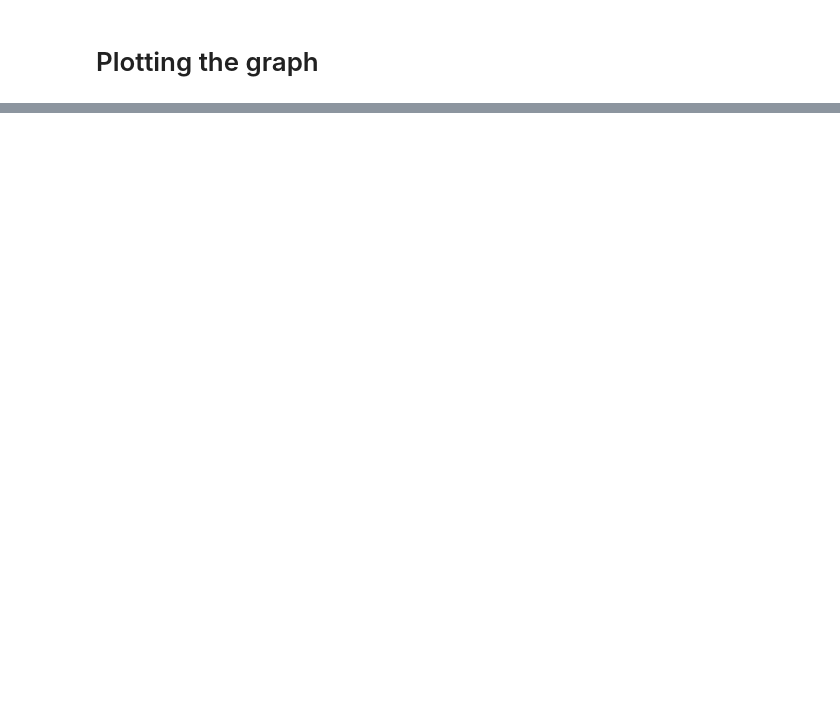
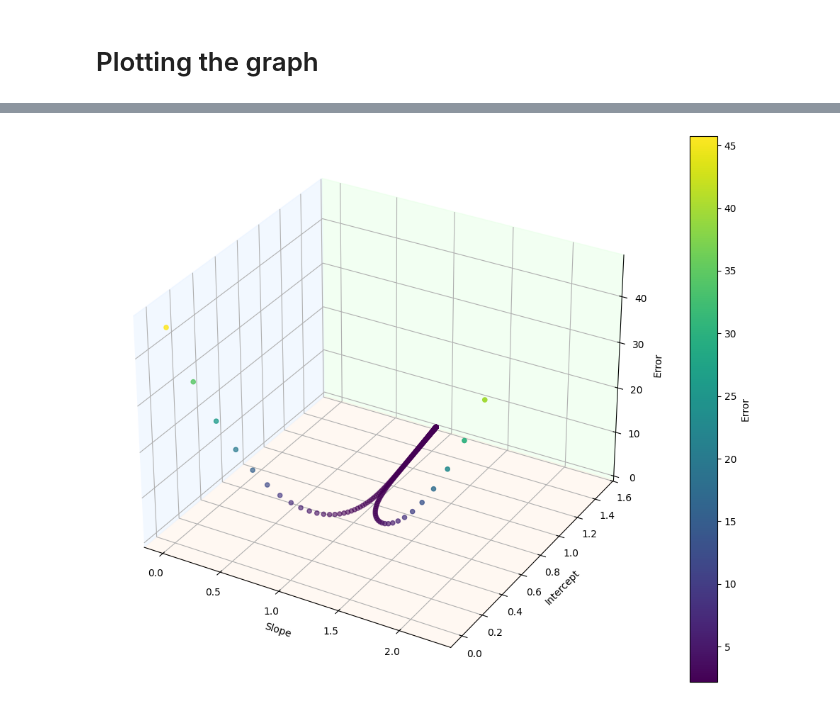
Before and after one commit to vivek2293/Optimizing_linear_regression, a Jupyter notebook: Minimisation_of_error_in_linear_regression.ipynb, the cells around one changed output, grey strips where cells are left out. Cells and saved outputs as stored; diff of their text form; code cells hidden in the pictures; blank space fills up the shorter version.

```diff
--- a/Minimisation_of_error_in_linear_regression.ipynb
+++ b/Minimisation_of_error_in_linear_regression.ipynb
@@ -83,0 +94,28 @@ plt.show()
+# %%
+import matplotlib.pyplot as plt
+from mpl_toolkits.mplot3d import Axes3D
+import pandas as pd
+
+graph = {'Slope': slope_arr, 'Intercept': intercept_arr, 'Error': error_arr}
+df = pd.DataFrame(graph)
+
+fig = plt.figure(figsize=(12, 8))
+ax = fig.add_subplot(111, projection='3d')
+
+sc = ax.scatter(df['Slope'], df['Intercept'], df['Error'],
+                c=df['Error'], cmap='viridis')
+
+plt.colorbar(sc, ax=ax, label='Error')
+
+ax.xaxis.set_pane_color((0.9, 0.95, 1.0, 0.5))
+ax.yaxis.set_pane_color((0.9, 1.0, 0.9, 0.5))
+ax.zaxis.set_pane_color((1.0, 0.95, 0.9, 0.5))
+
+ax.set_xlabel('Slope')
+ax.set_ylabel('Intercept')
+ax.set_zlabel('Error')
+
+plt.tight_layout()
+plt.show()
+# %% [output]
+[figure, added]
```
Also changed, not shown: parts of 4 cells of this notebook.
